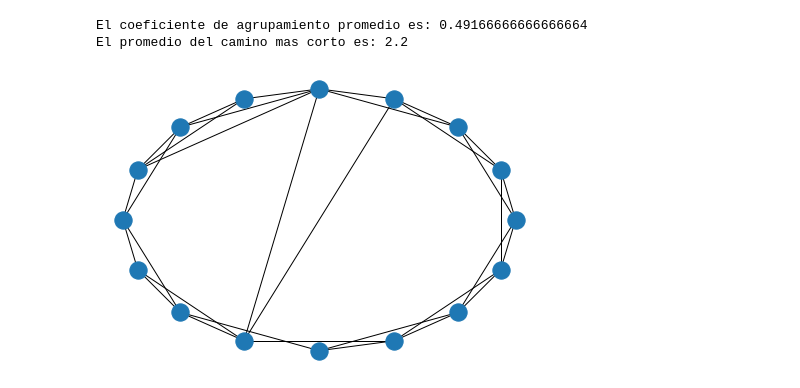
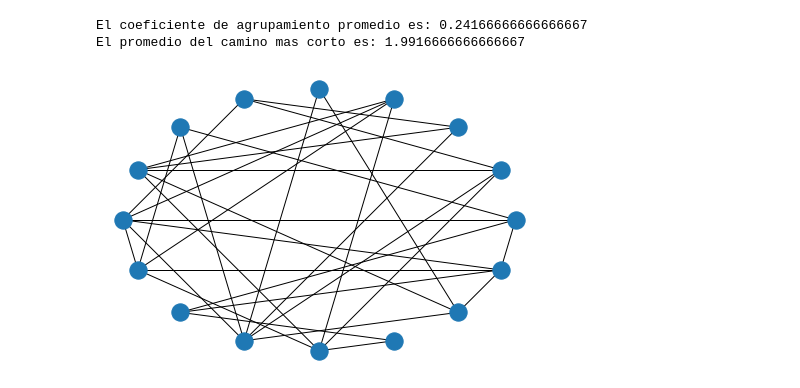
Before and after one commit to ErnestoCisnero/Probando-NetworkX-Tesis-Maestria, a Jupyter notebook: watts-strogatz.ipynb, the cells around one changed output. Drawn from its saved outputs; the diff is of its cells as text; code cells hidden in the pictures.

```diff
--- a/watts-strogatz.ipynb
+++ b/watts-strogatz.ipynb
@@ -3,12 +3,12 @@ import networkx as nx
 import matplotlib.pyplot as plt
 # %%
 n, k = 16, 2
-p = 0.1
+p = 1
 G = nx.watts_strogatz_graph(n, 2*k, p)
 nx.draw_circular(G)
 print("El coeficiente de agrupamiento promedio es:",nx.average_clustering(G))
 print("El promedio del camino mas corto es:",nx.average_shortest_path_length(G))
 # %% [output]
-El coeficiente de agrupamiento promedio es: 0.49166666666666664
-El promedio del camino mas corto es: 2.2
+El coeficiente de agrupamiento promedio es: 0.24166666666666667
+El promedio del camino mas corto es: 1.9916666666666667
-[figure, old version]
+[figure, new version]
```
Also changed, not shown: 3 other files.
